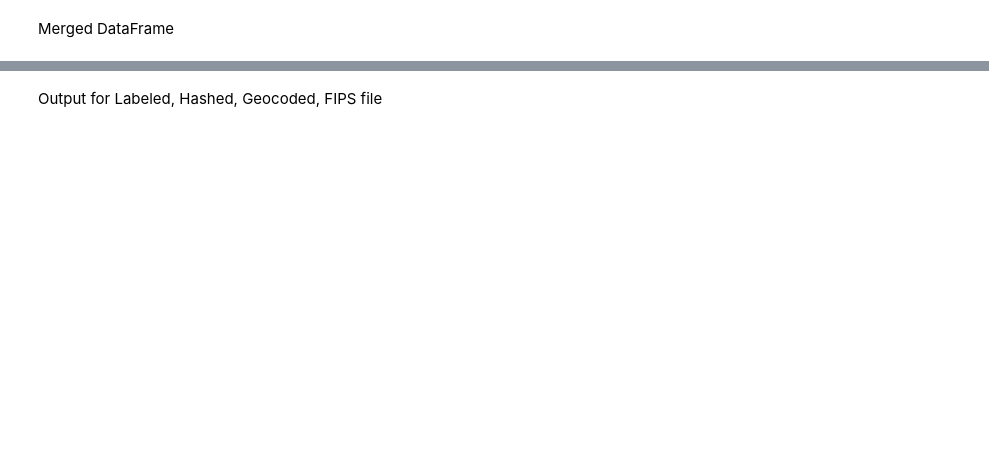
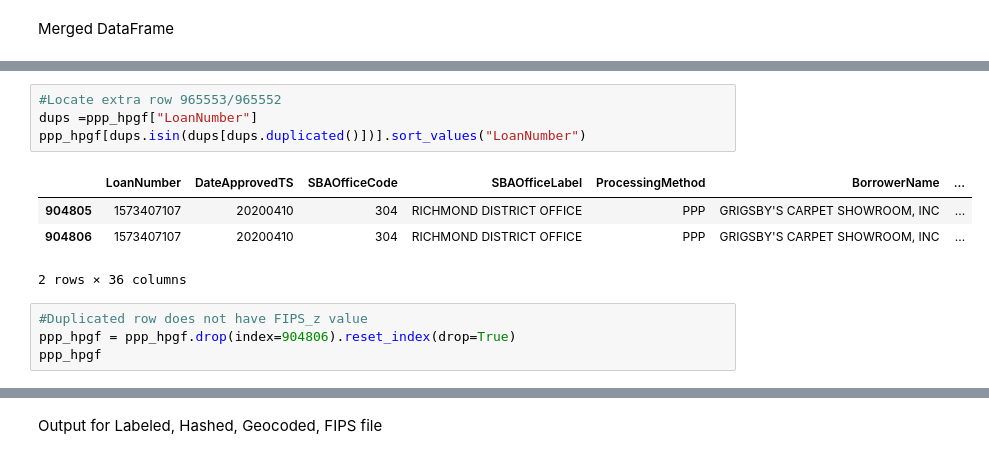
Before and after one commit to cspence001/mapdata_finalization_notebooks, a Jupyter notebook: main_concat23.ipynb, the cells around one changed output, grey strips where cells are left out. Drawn from its saved outputs; the diff is of its cells as text; blank space fills up the shorter version.

```diff
--- a/main_concat23.ipynb
+++ b/main_concat23.ipynb
@@ -292,0 +304,13 @@ ppp_hpgf
+# %%
+#Locate extra row 965553/965552
+dups =ppp_hpgf["LoanNumber"]
+ppp_hpgf[dups.isin(dups[dups.duplicated()])].sort_values("LoanNumber")
+# %% [output]
+|  | LoanNumber | DateApprovedTS | SBAOfficeCode | SBAOfficeLabel | ProcessingMethod | BorrowerName | ... |
+| 904805 | 1573407107 | 20200410 | 304 | RICHMOND DISTRICT OFFICE | PPP | GRIGSBY'S CARPET SHOWROOM, INC | ... |
+| 904806 | 1573407107 | 20200410 | 304 | RICHMOND DISTRICT OFFICE | PPP | GRIGSBY'S CARPET SHOWROOM, INC | ... |
+2 rows × 36 columns
+# %%
+#Duplicated row does not have FIPS_z value
+ppp_hpgf = ppp_hpgf.drop(index=904806).reset_index(drop=True)
+ppp_hpgf
```
Also changed, not shown: parts of 16 cells of this notebook, 4 other files.
